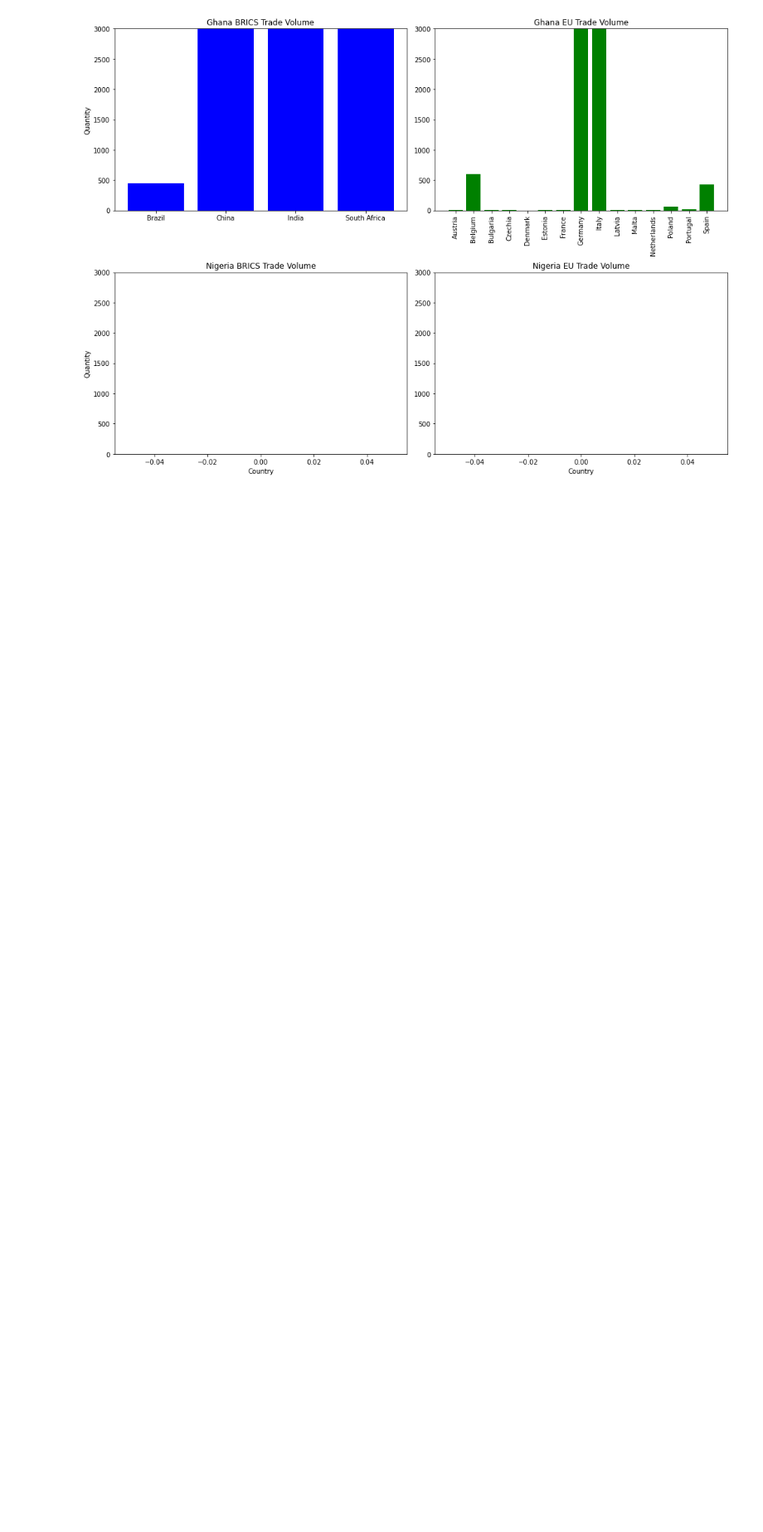
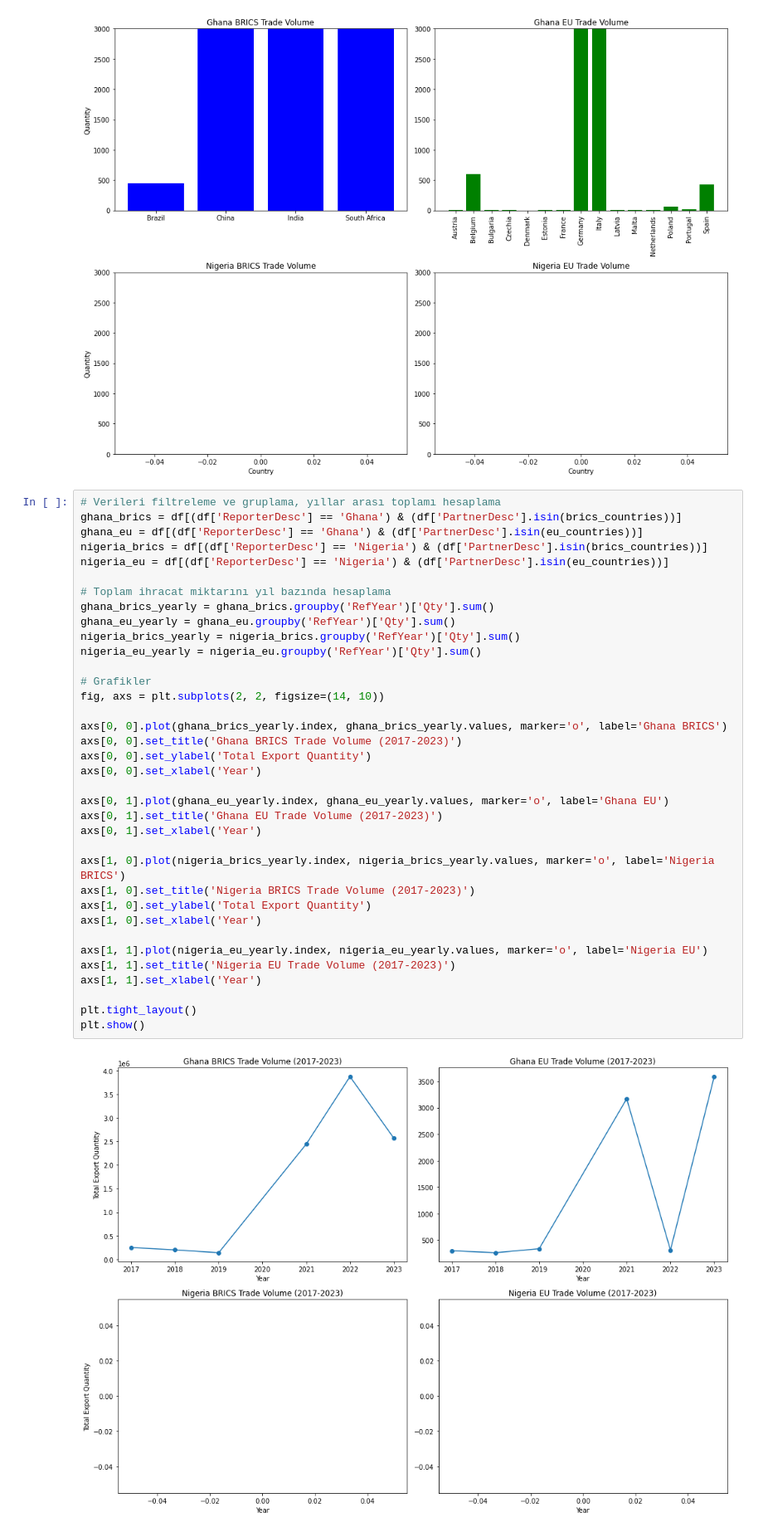
Before and after one commit to MrEktirir/Gold_Trade, a Jupyter notebook: Ghana_Nigeria_Gold_Trade_Analysis.ipynb, the cells around one changed output. Shown at 83% size. Saved outputs shown, nothing was run; the diff lists cells and outputs as text; blank space fills up the shorter version.

Commit message:
update_visualization

```diff
--- a/Ghana_Nigeria_Gold_Trade_Analysis.ipynb
+++ b/Ghana_Nigeria_Gold_Trade_Analysis.ipynb
@@ -662,3 +662,41 @@ plt.tight_layout()
 plt.show()
 # %% [output]
 [figure]
+# %%
+# Verileri filtreleme ve gruplama, yıllar arası toplamı hesaplama
+ghana_brics = df[(df['ReporterDesc'] == 'Ghana') & (df['PartnerDesc'].isin(brics_countries))]
+ghana_eu = df[(df['ReporterDesc'] == 'Ghana') & (df['PartnerDesc'].isin(eu_countries))]
+nigeria_brics = df[(df['ReporterDesc'] == 'Nigeria') & (df['PartnerDesc'].isin(brics_countries))]
+nigeria_eu = df[(df['ReporterDesc'] == 'Nigeria') & (df['PartnerDesc'].isin(eu_countries))]
+
+# Toplam ihracat miktarını yıl bazında hesaplama
+ghana_brics_yearly = ghana_brics.groupby('RefYear')['Qty'].sum()
+ghana_eu_yearly = ghana_eu.groupby('RefYear')['Qty'].sum()
+nigeria_brics_yearly = nigeria_brics.groupby('RefYear')['Qty'].sum()
+nigeria_eu_yearly = nigeria_eu.groupby('RefYear')['Qty'].sum()
+
+# Grafikler
+fig, axs = plt.subplots(2, 2, figsize=(14, 10))
+
+axs[0, 0].plot(ghana_brics_yearly.index, ghana_brics_yearly.values, marker='o', label='Ghana BRICS')
+axs[0, 0].set_title('Ghana BRICS Trade Volume (2017-2023)')
+axs[0, 0].set_ylabel('Total Export Quantity')
+axs[0, 0].set_xlabel('Year')
+
+axs[0, 1].plot(ghana_eu_yearly.index, ghana_eu_yearly.values, marker='o', label='Ghana EU')
+axs[0, 1].set_title('Ghana EU Trade Volume (2017-2023)')
+axs[0, 1].set_xlabel('Year')
+
+axs[1, 0].plot(nigeria_brics_yearly.index, nigeria_brics_yearly.values, marker='o', label='Nigeria BRICS')
+axs[1, 0].set_title('Nigeria BRICS Trade Volume (2017-2023)')
+axs[1, 0].set_ylabel('Total Export Quantity')
+axs[1, 0].set_xlabel('Year')
+
+axs[1, 1].plot(nigeria_eu_yearly.index, nigeria_eu_yearly.values, marker='o', label='Nigeria EU')
+axs[1, 1].set_title('Nigeria EU Trade Volume (2017-2023)')
+axs[1, 1].set_xlabel('Year')
+
+plt.tight_layout()
+plt.show()
+# %% [output]
+[figure, added]
```
Also changed, not shown: parts of 1 cell of this notebook.
